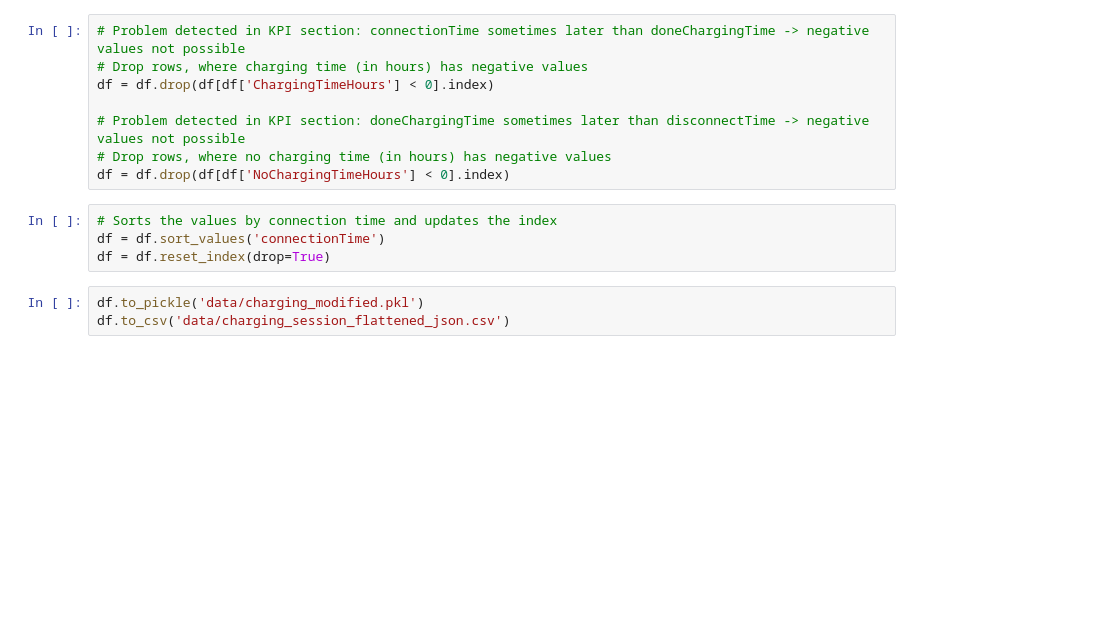
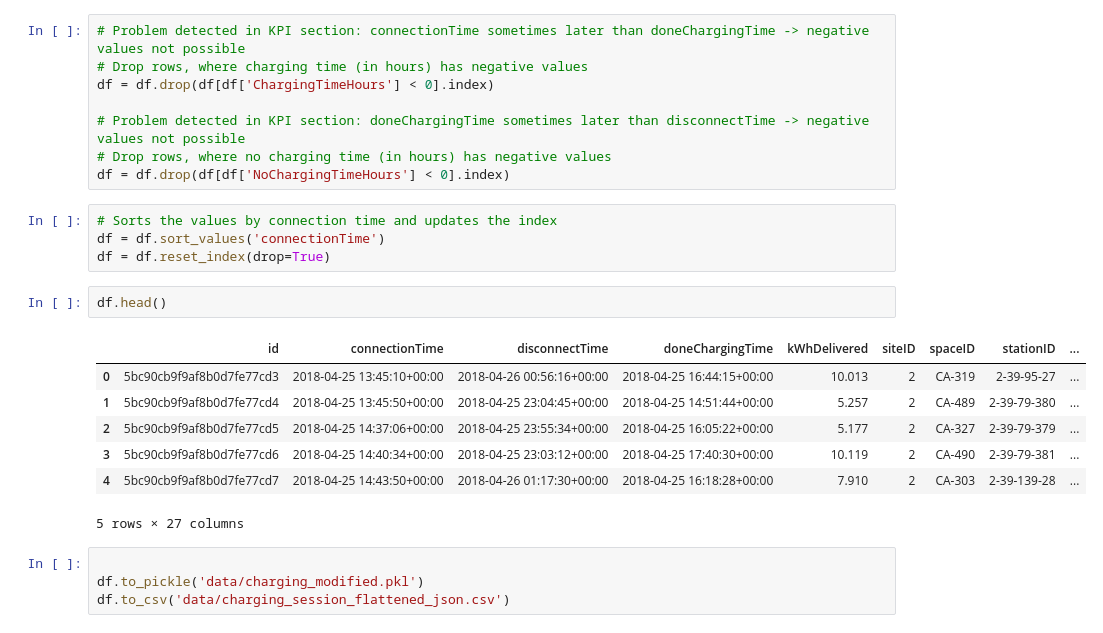
Before and after one commit to S0PEX/AA_Team_9_WS23, a Jupyter notebook: data_preparation_charging.ipynb, the cells around one changed output. Saved outputs shown, nothing was run; the diff lists cells and outputs as text; blank space fills up the shorter version.

```diff
--- a/data_preparation_charging.ipynb
+++ b/data_preparation_charging.ipynb
@@ -126,6 +134,17 @@ df = df.drop(df[df['NoChargingTimeHours'] < 0].index)
 # Sorts the values by connection time and updates the index
 df = df.sort_values('connectionTime')
 df = df.reset_index(drop=True)
+# %%
+df.head()
+# %% [output]
+|  | id | connectionTime | disconnectTime | doneChargingTime | kWhDelivered | siteID | spaceID | stationID | ... |
+| 0 | 5bc90cb9f9af8b0d7fe77cd3 | 2018-04-25 13:45:10+00:00 | 2018-04-26 00:56:16+00:00 | 2018-04-25 16:44:15+00:00 | 10.013 | 2 | CA-319 | 2-39-95-27 | ... |
+| 1 | 5bc90cb9f9af8b0d7fe77cd4 | 2018-04-25 13:45:50+00:00 | 2018-04-25 23:04:45+00:00 | 2018-04-25 14:51:44+00:00 | 5.257 | 2 | CA-489 | 2-39-79-380 | ... |
+| 2 | 5bc90cb9f9af8b0d7fe77cd5 | 2018-04-25 14:37:06+00:00 | 2018-04-25 23:55:34+00:00 | 2018-04-25 16:05:22+00:00 | 5.177 | 2 | CA-327 | 2-39-79-379 | ... |
+| 3 | 5bc90cb9f9af8b0d7fe77cd6 | 2018-04-25 14:40:34+00:00 | 2018-04-25 23:03:12+00:00 | 2018-04-25 17:40:30+00:00 | 10.119 | 2 | CA-490 | 2-39-79-381 | ... |
+| 4 | 5bc90cb9f9af8b0d7fe77cd7 | 2018-04-25 14:43:50+00:00 | 2018-04-26 01:17:30+00:00 | 2018-04-25 16:18:28+00:00 | 7.910 | 2 | CA-303 | 2-39-139-28 | ... |
+5 rows × 27 columns
 # %%
+
 df.to_pickle('data/charging_modified.pkl')
 df.to_csv('data/charging_session_flattened_json.csv')
```
Also changed, not shown: parts of 1 cell of this notebook, 2 other files.
